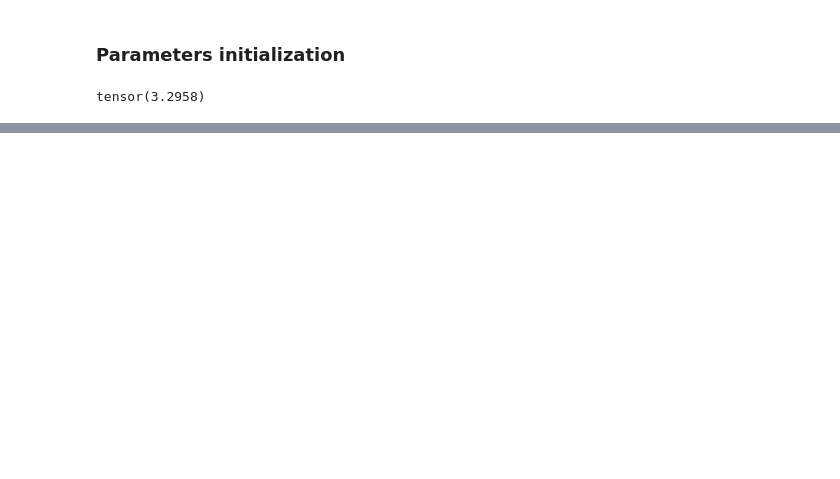
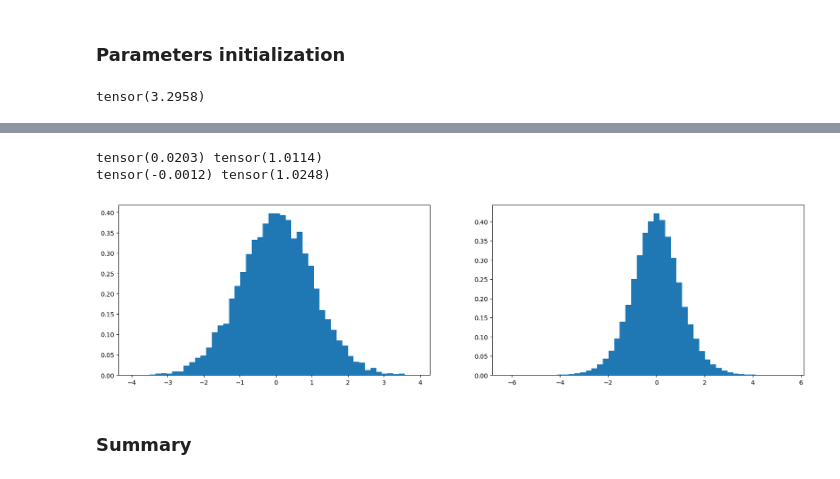
Before and after one commit to oscarB1nar10/NN_zero_to_hero, a Jupyter notebook: Building makemore Part 3.ipynb, the cells around one changed output, grey strips where cells are left out. Saved outputs shown, nothing was run; the diff lists cells and outputs as text; code cells hidden in the pictures; blank space fills up the shorter version.

```diff
--- a/Building makemore Part 3.ipynb
+++ b/Building makemore Part 3.ipynb
@@ -278,0 +395,20 @@ plt.hist(hpreact.view(-1).tolist(), 50);
+# %%
+# Mean and variance
+X = torch.randn(1000, 10) # Random inputs from a Gausian distribution
+# Weights from a Gausian distribution
+# These neurons in the hidden layer look at 10 inputs and 200 neurons
+W = torch.randn(10, 200) / 10**0.5
+y = X @ W # Pre-activations of these neurons
+
+
+print(X.mean(), X.std())
+print(y.mean(), y.std())
+plt.figure(figsize=(20, 5))
+plt.subplot(121)
+plt.hist(X.view(-1).tolist(), 50, density=True);
+plt.subplot(122)
+plt.hist(y.view(-1).tolist(), 50, density=True);
+# %% [output]
+tensor(0.0203) tensor(1.0114)
+tensor(-0.0012) tensor(1.0248)
+[figure, added]
@@ -278,0 +424,2 @@ plt.hist(hpreact.view(-1).tolist(), 50);
+# %% [markdown]
+### Summary
```
Also changed, not shown: parts of 20 cells of this notebook, 1 other file.
